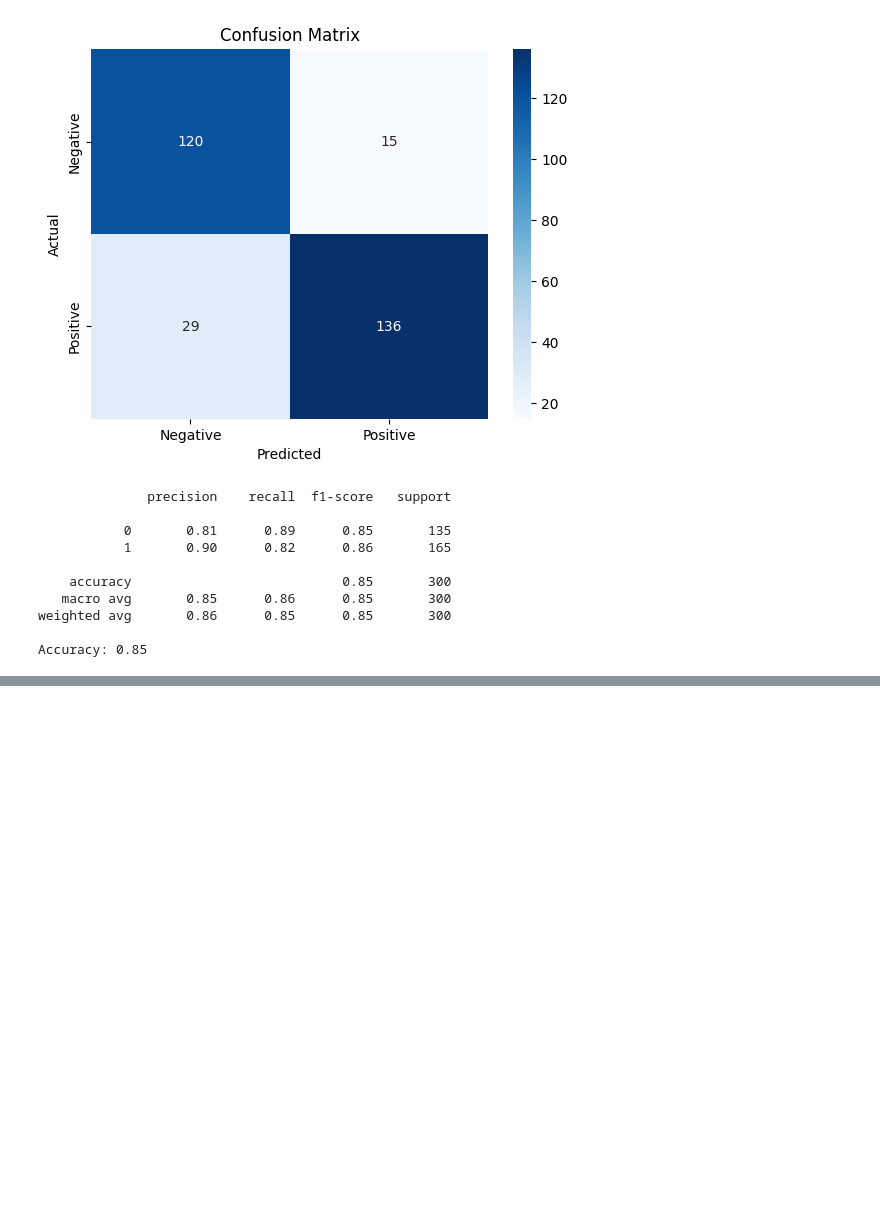
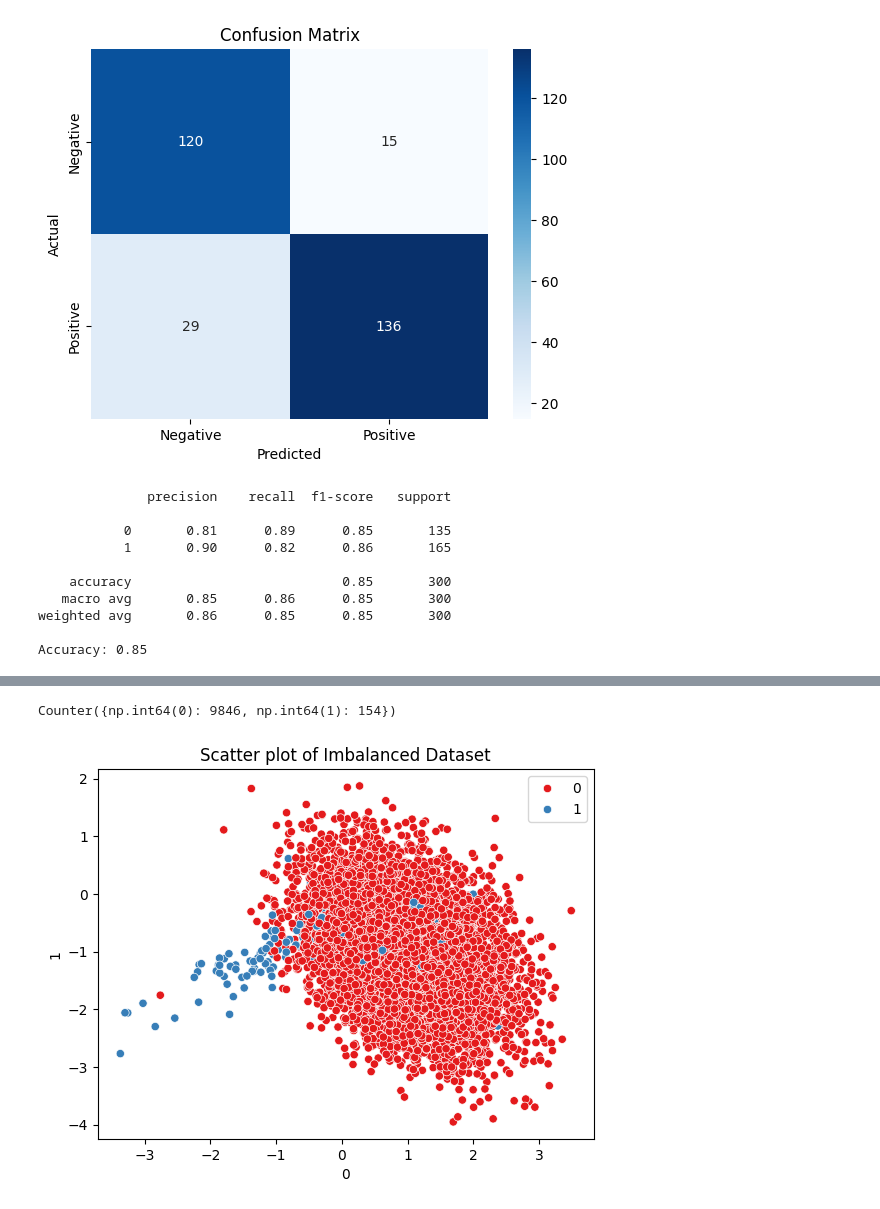
Before and after one commit to abhik12295/Data-Science-Learning, a Jupyter notebook: Core ML Topics/5. ML Algos/Supervised ML/3. Logistic Regression.ipynb, the cells around one changed output, grey strips where cells are left out. Drawn from its saved outputs; the diff is of its cells as text; code cells hidden in the pictures; blank space fills up the shorter version.

```diff
--- a/Core ML Topics/5. ML Algos/Supervised ML/3. Logistic Regression.ipynb
+++ b/Core ML Topics/5. ML Algos/Supervised ML/3. Logistic Regression.ipynb
@@ -483,0 +531,3 @@ Accuracy: 0.85
+# %%
+X,y = make_classification(n_samples=10000, n_features=2, n_clusters_per_class=1,n_redundant=0,
+                          weights=[0.99], random_state=10)
@@ -483,0 +544,12 @@ Accuracy: 0.85
+# %%
+Counter(y)
+# %% [output]
+Counter({np.int64(0): 9846, np.int64(1): 154})
+# %%
+
+sns.scatterplot(x= pd.DataFrame(X)[0],
+                y = pd.DataFrame(X)[1], hue=y, palette='Set1')
+plt.title('Scatter plot of Imbalanced Dataset')
+plt.show()
+# %% [output]
+[figure, added]
```
Also changed, not shown: parts of 18 cells of this notebook.
